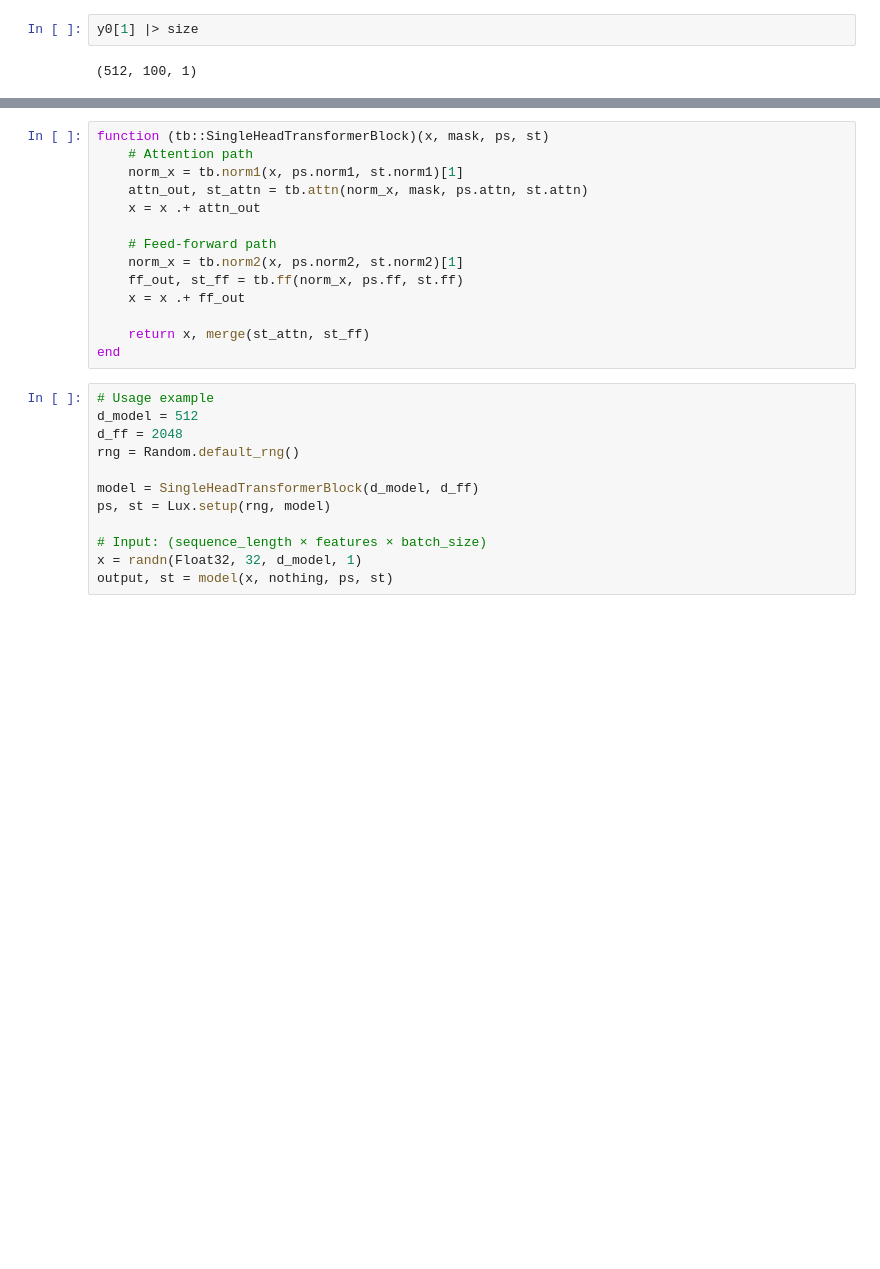
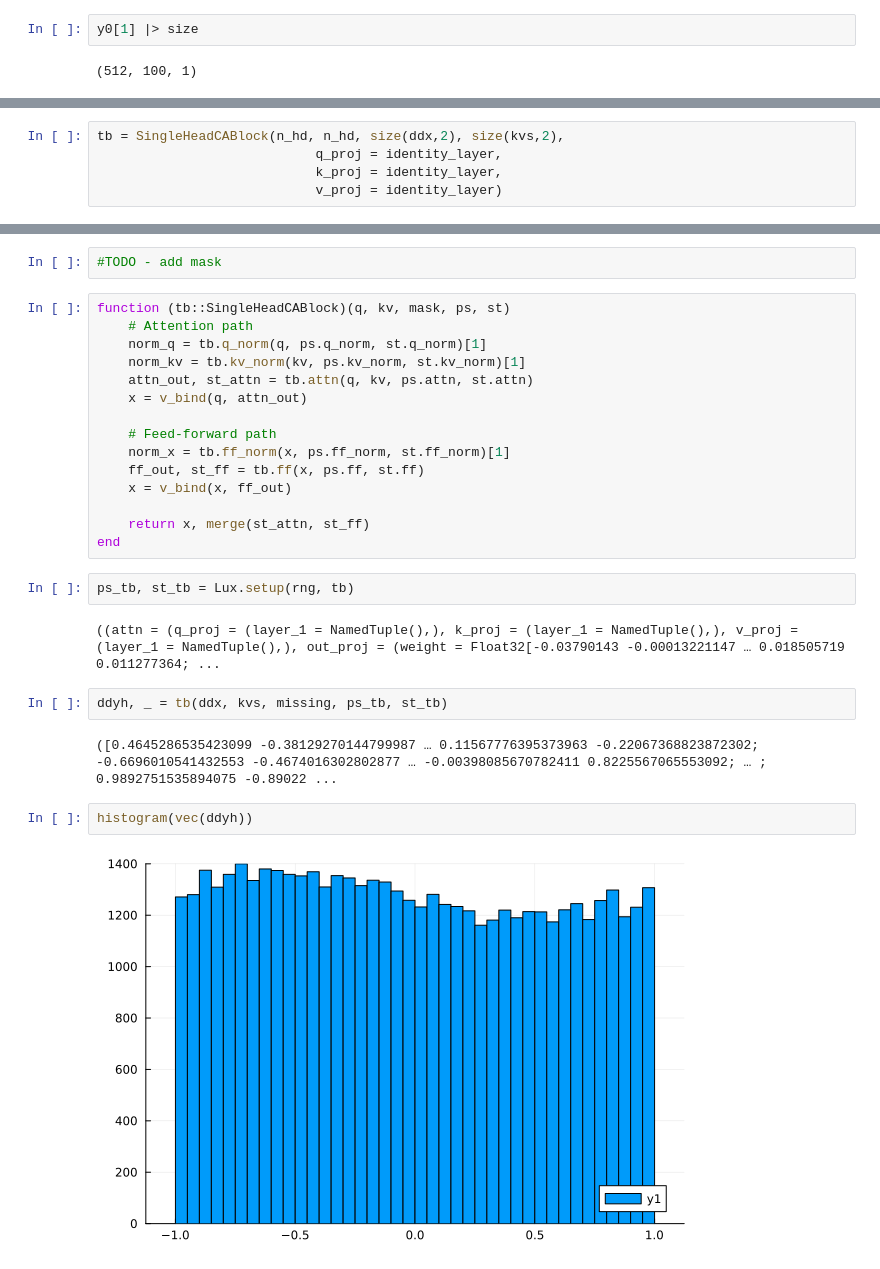
Before and after one commit to wilkieolin/PhasorNetworks.jl, a Jupyter notebook: demos/xform network.ipynb, the cells around one changed output, grey strips where cells are left out. Drawn from its saved outputs; the diff is of its cells as text; blank space fills up the shorter version.

Commit message:
adding separate notebook for attn data dev

```diff
--- a/demos/xform network.ipynb
+++ b/demos/xform network.ipynb
@@ -621,0 +565,5 @@ end
+# %%
+tb = SingleHeadCABlock(n_hd, n_hd, size(ddx,2), size(kvs,2),
+                            q_proj = identity_layer,
+                            k_proj = identity_layer,
+                            v_proj = identity_layer)
@@ -622,26 +588,29 @@ end
+# %%
+#TODO - add mask
 # %%
-function (tb::SingleHeadTransformerBlock)(x, mask, ps, st)
+function (tb::SingleHeadCABlock)(q, kv, mask, ps, st)
     # Attention path
-    norm_x = tb.norm1(x, ps.norm1, st.norm1)[1]
-    attn_out, st_attn = tb.attn(norm_x, mask, ps.attn, st.attn)
-    x = x .+ attn_out
+    norm_q = tb.q_norm(q, ps.q_norm, st.q_norm)[1]
+    norm_kv = tb.kv_norm(kv, ps.kv_norm, st.kv_norm)[1]
+    attn_out, st_attn = tb.attn(q, kv, ps.attn, st.attn)
+    x = v_bind(q, attn_out)
 
     # Feed-forward path
-    norm_x = tb.norm2(x, ps.norm2, st.norm2)[1]
-    ff_out, st_ff = tb.ff(norm_x, ps.ff, st.ff)
-    x = x .+ ff_out
+    norm_x = tb.ff_norm(x, ps.ff_norm, st.ff_norm)[1]
+    ff_out, st_ff = tb.ff(x, ps.ff, st.ff)
+    x = v_bind(x, ff_out)
 
     return x, merge(st_attn, st_ff)
 end
-# %%
-# Usage example
-d_model = 512
-d_ff = 2048
-rng = Random.default_rng()
-
-model = SingleHeadTransformerBlock(d_model, d_ff)
-ps, st = Lux.setup(rng, model)
-
-# Input: (sequence_length × features × batch_size)
-x = randn(Float32, 32, d_model, 1)
-output, st = model(x, nothing, ps, st)
+# %%
+ps_tb, st_tb = Lux.setup(rng, tb)
+# %% [output]
+((attn = (q_proj = (layer_1 = NamedTuple(),), k_proj = (layer_1 = NamedTuple(),), v_proj = (layer_1 = NamedTuple(),), out_proj = (weight = Float32[-0.03790143 -0.00013221147 … 0.018505719 0.011277364; ...
+# %%
+ddyh, _ = tb(ddx, kvs, missing, ps_tb, st_tb)
+# %% [output]
+([0.4645286535423099 -0.38129270144799987 … 0.11567776395373963 -0.22067368823872302; -0.6696010541432553 -0.4674016302802877 … -0.00398085670782411 0.8225567065553092; … ; 0.9892751535894075 -0.89022 ...
+# %%
+histogram(vec(ddyh))
+# %% [output]
+[figure, added]
```
Also changed, not shown: parts of 63 cells of this notebook, 4 other files.
